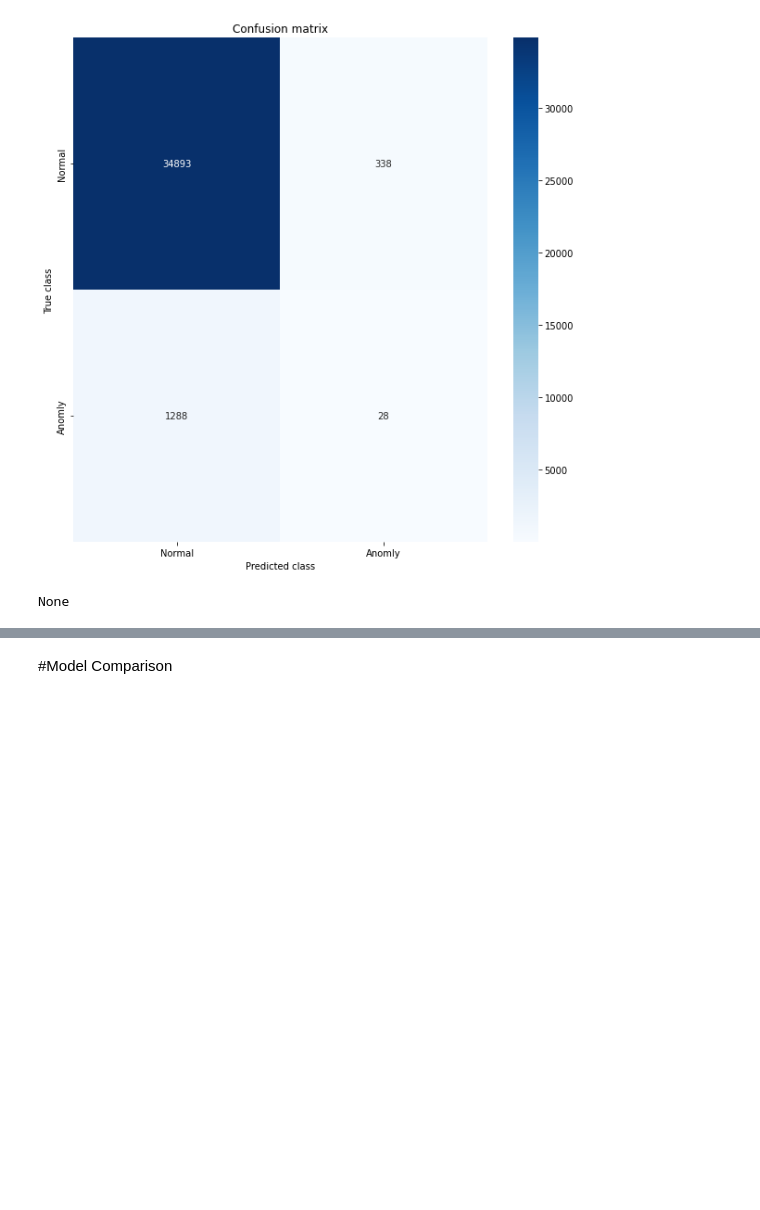
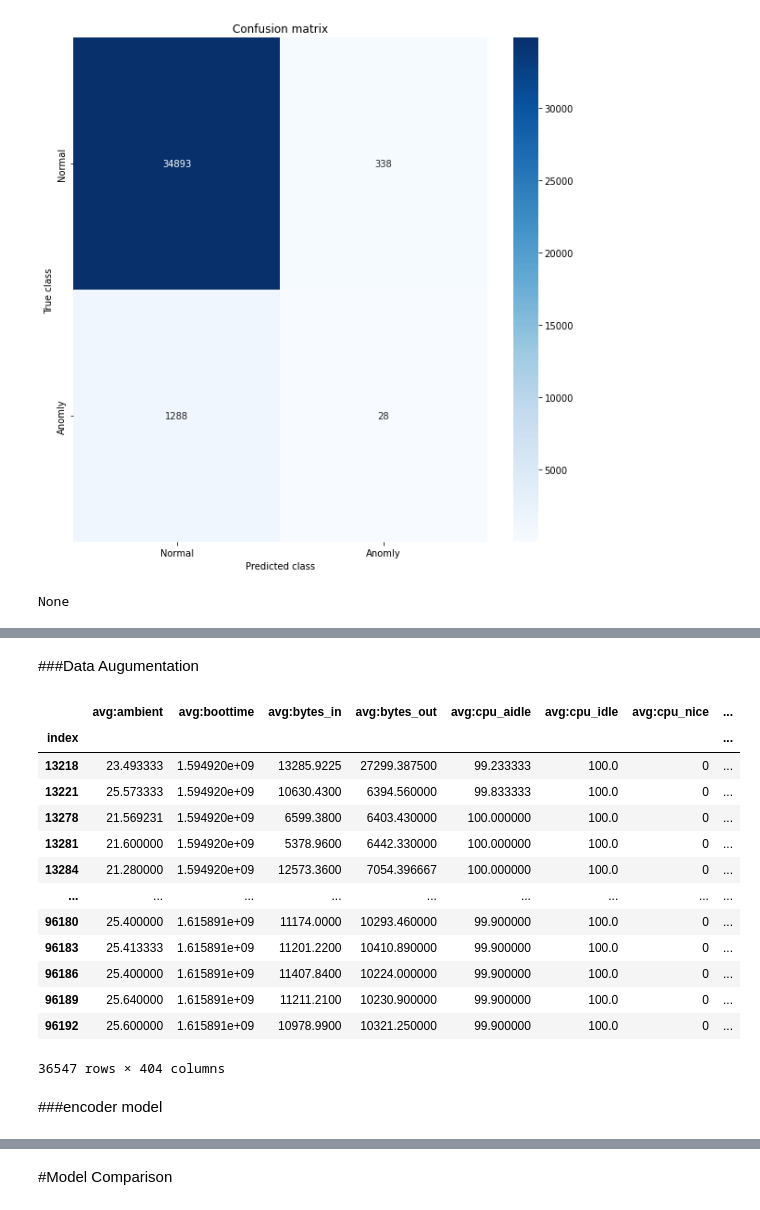
Before and after one commit to LIA-UniBo/Ai-in-industry, a Jupyter notebook: AI_in_industry.ipynb, the cells around one changed output, grey strips where cells are left out. Saved outputs shown, nothing was run; the diff lists cells and outputs as text; code cells hidden in the pictures; blank space fills up the shorter version.

Commit message:
updated the model
updated the model

```diff
--- a/AI_in_industry.ipynb
+++ b/AI_in_industry.ipynb
@@ -724,0 +834,22 @@ None
+# %% [markdown]
+###Data Augumentation
+# %%
+#data augumentation using swap
+df=EncoderDataFrame(X)
+df.swap(likelihood=0.3)
+df
+# %% [output]
+|  | avg:ambient | avg:boottime | avg:bytes_in | avg:bytes_out | avg:cpu_aidle | avg:cpu_idle | avg:cpu_nice | ... |
+| index |  |  |  |  |  |  |  | ... |
+| 13218 | 23.493333 | 1.594920e+09 | 13285.9225 | 27299.387500 | 99.233333 | 100.0 | 0 | ... |
+| 13221 | 25.573333 | 1.594920e+09 | 10630.4300 | 6394.560000 | 99.833333 | 100.0 | 0 | ... |
+| 13278 | 21.569231 | 1.594920e+09 | 6599.3800 | 6403.430000 | 100.000000 | 100.0 | 0 | ... |
+| 13281 | 21.600000 | 1.594920e+09 | 5378.9600 | 6442.330000 | 100.000000 | 100.0 | 0 | ... |
+| 13284 | 21.280000 | 1.594920e+09 | 12573.3600 | 7054.396667 | 100.000000 | 100.0 | 0 | ... |
+| ... | ... | ... | ... | ... | ... | ... | ... | ... |
+| 96180 | 25.400000 | 1.615891e+09 | 11174.0000 | 10293.460000 | 99.900000 | 100.0 | 0 | ... |
+| 96183 | 25.413333 | 1.615891e+09 | 11201.2200 | 10410.890000 | 99.900000 | 100.0 | 0 | ... |
+| 96186 | 25.400000 | 1.615891e+09 | 11407.8400 | 10224.000000 | 99.900000 | 100.0 | 0 | ... |
+| 96189 | 25.640000 | 1.615891e+09 | 11211.2100 | 10230.900000 | 99.900000 | 100.0 | 0 | ... |
+| 96192 | 25.600000 | 1.615891e+09 | 10978.9900 | 10321.250000 | 99.900000 | 100.0 | 0 | ... |
+36547 rows × 404 columns
@@ -724,0 +860,2 @@ None
+# %% [markdown]
+###encoder model
```
Also changed, not shown: parts of 52 cells of this notebook, 3 other files.
